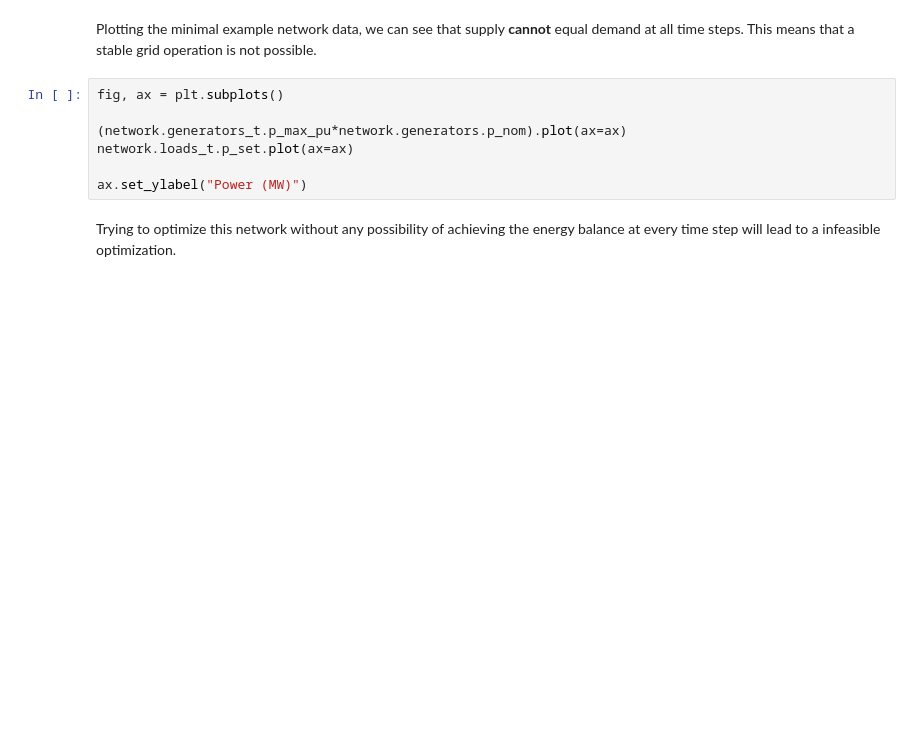
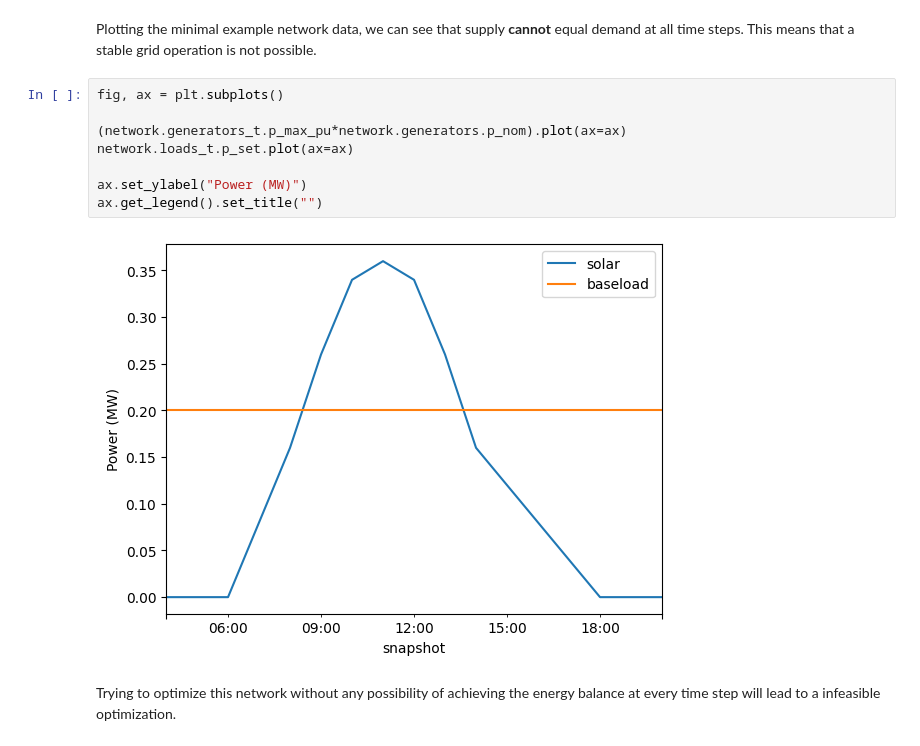
Before and after one commit to PyPSA/PyPSA, a Jupyter notebook: examples/notebooks/load-modelling.ipynb, the cells around one changed output. Drawn from its saved outputs; the diff is of its cells as text; blank space fills up the shorter version.

```diff
--- a/examples/notebooks/load-modelling.ipynb
+++ b/examples/notebooks/load-modelling.ipynb
@@ -68,10 +68,13 @@ Plotting the minimal example network data, we can see that supply **cannot** equ
 # %%
 fig, ax = plt.subplots()
 
 (network.generators_t.p_max_pu*network.generators.p_nom).plot(ax=ax)
 network.loads_t.p_set.plot(ax=ax)
 
 ax.set_ylabel("Power (MW)")
+ax.get_legend().set_title("")
+# %% [output]
+[figure, added]
 # %% [markdown]
 Trying to optimize this network without any possibility of achieving the energy balance at every time step will lead to a infeasible optimization.
 # %%
```
Also changed, not shown: parts of 22 cells of this notebook.
